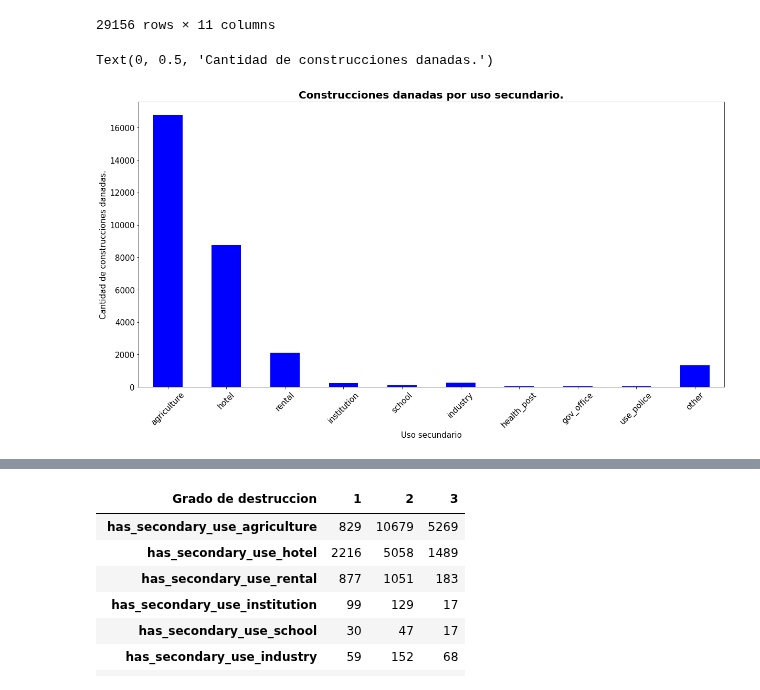
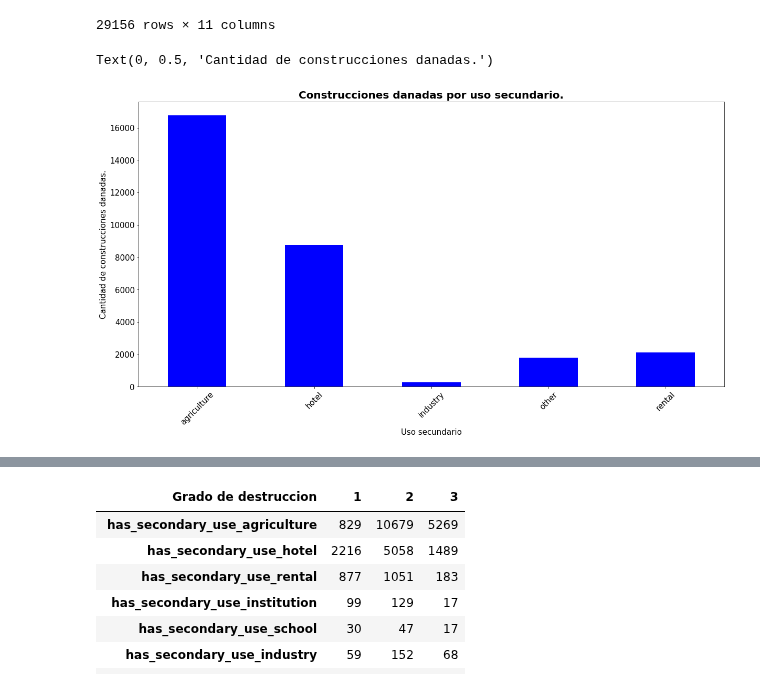
Before and after one commit to joaquinfontela/OrganizacionDeDatos-TP1, a Jupyter notebook: src/SecondaryUse.ipynb, the cells around one changed output, grey strips where cells are left out. Saved outputs shown, nothing was run; the diff lists cells and outputs as text; code cells hidden in the pictures.

```diff
--- a/src/SecondaryUse.ipynb
+++ b/src/SecondaryUse.ipynb
@@ -58,22 +58,26 @@ values
 # %%
 values_sum = values.iloc[:, :10].sum()
 values_sum.index = [ind[18:] for ind in values_sum.index]
+values_sum.index = [
+    ('other' if ind in ['institution', 'school', 'health_post', 'gov_office', 'use_police' ,'other'] else ind) for ind in values_sum.index]
+values_sum = values_sum.to_frame().reset_index().groupby('index')[0].sum()
+
 values_sum.plot(\
     kind="bar",\
     figsize=(20,10),\
     title = "Construcciones danadas por uso secundario.",\
     xlabel = "Uso secundario",\
     ylabel = "Cantidad de construcciones danadas.",\
     color = "blue",\
     rot = 45,\
     fontsize = 15)
 plt.title("Construcciones danadas por uso secundario.",\
           fontsize =20, fontweight = 'bold')
 plt.xlabel("Uso secundario", fontsize=15)
 plt.ylabel("Cantidad de construcciones danadas.", fontsize=15)
 # %% [output]
 Text(0, 0.5, 'Cantidad de construcciones danadas.')
-[figure, old version]
+[figure, new version]
 # %%
 merge_df = values.merge(labels, left_on="building_id", right_on="building_id")
 merge_df
```
Also changed, not shown: parts of 1 cell of this notebook, 2 other files.
